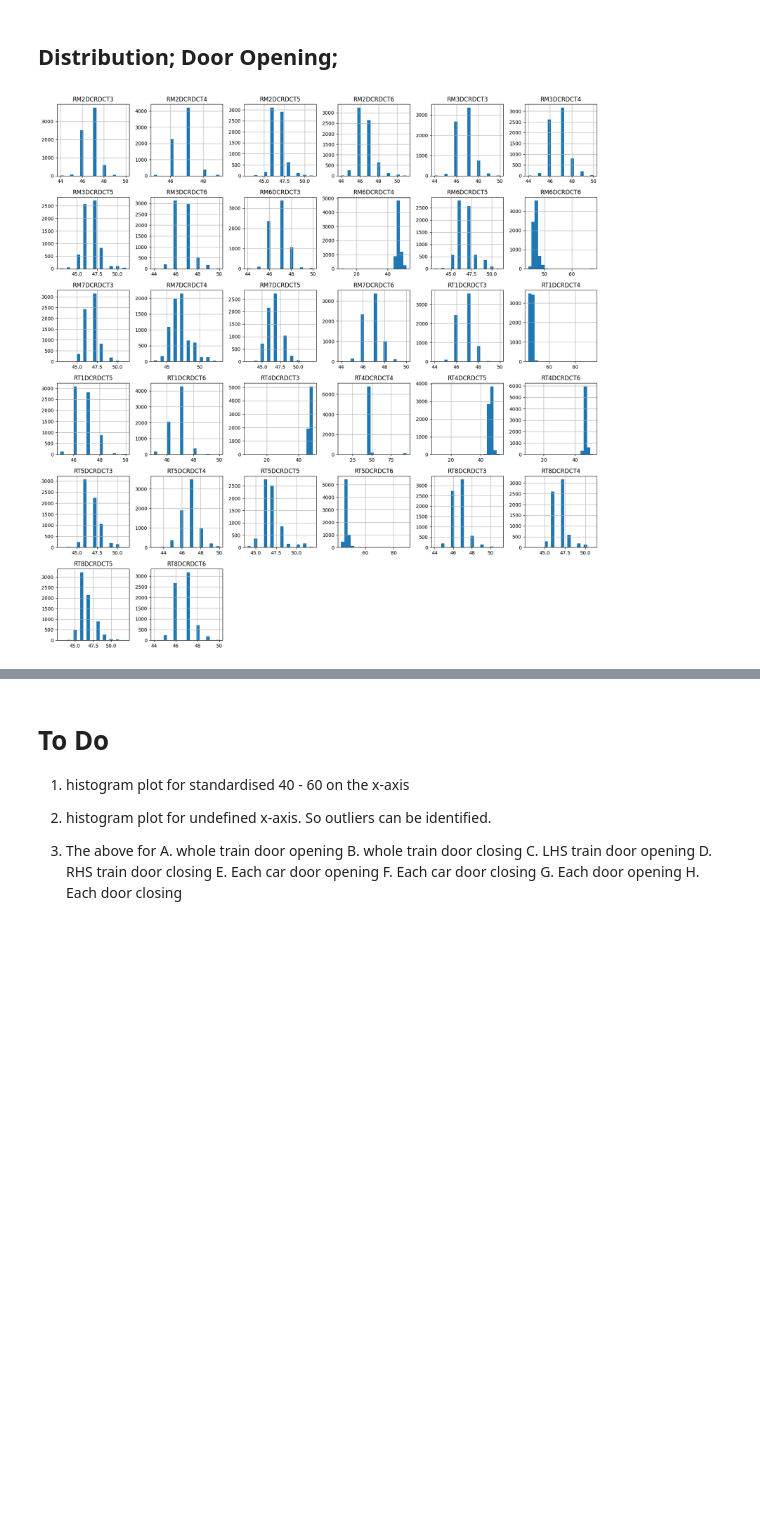
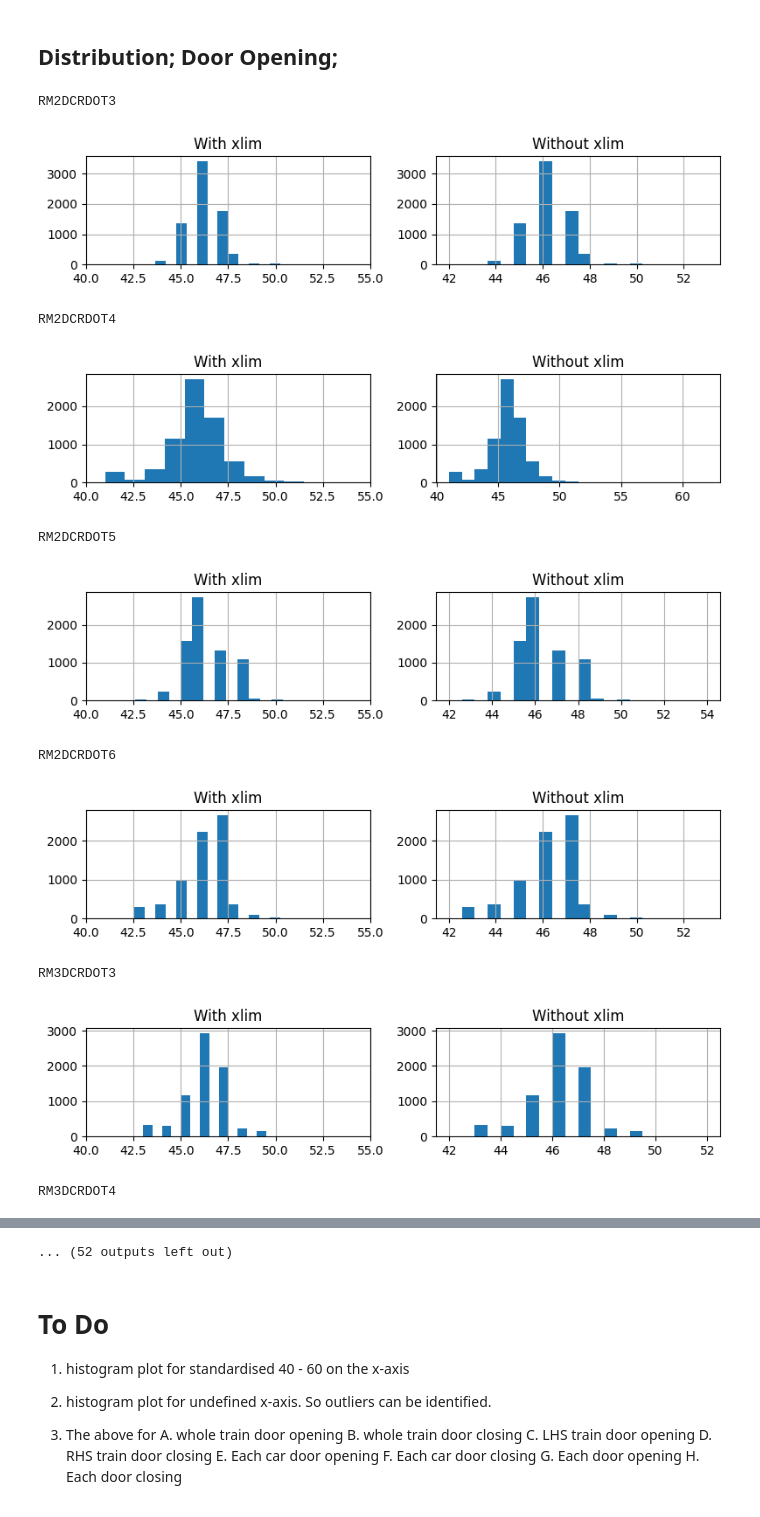
Before and after one commit to yinwongtrains/Door-Opening-Closing, a Jupyter notebook: Door_Opening_and_Closing_Analysis.ipynb, the cells around one changed output, grey strips where cells are left out. Drawn from its saved outputs; the diff is of its cells as text; code cells hidden in the pictures; blank space fills up the shorter version.

```diff
--- a/Door_Opening_and_Closing_Analysis.ipynb
+++ b/Door_Opening_and_Closing_Analysis.ipynb
@@ -368,13 +450,39 @@ def arrange_df(df_input, signals):
 
   return df_working
 
-def plot_histogram(df_input, signals):
-  df_working = df_input.copy()
-  df_working[signals].hist(bins=20, figsize=(20, 20))   # Adjust bins and figure size as needed
-  plt.show()
+def plot_histogram(df_input):
+    df_working = df_input.copy()
+
+    fig, axes = plt.subplots(1, 2, figsize=(8, 2))  # Create two subplots
+
+    # Plot 1: With xlim
+    df_working.hist(bins=20, ax=axes[0])
+    axes[0].set_xlim(40, 55)
+    axes[0].set_title('With xlim')
+
+    # Plot 2: Without xlim
+    df_working.hist(bins=20, ax=axes[1])
+    axes[1].set_title('Without xlim')
+
+    plt.tight_layout()  # Adjust layout
+    plt.show()
 # %% [markdown]
 ## Distribution; Door Opening;
-# %%
-plot_histogram(df, closing_signals)
-# %% [output]
-[figure, removed]
+# %%
+signals = opening_signals
+
+for signal in signals:
+  print(signal)
+  plot_histogram(df[signal])
+# %% [output]
+RM2DCRDOT3
+[figure, added]
+RM2DCRDOT4
+[figure, added]
+RM2DCRDOT5
+[figure, added]
+RM2DCRDOT6
+[figure, added]
+RM3DCRDOT3
+[figure, added]
+RM3DCRDOT4
@@ -381,3 +490,4 @@ plot_histogram(df, closing_signals)
+... (52 outputs left out)
 # %% [markdown]
 # To Do
 
```
Also changed, not shown: parts of 6 cells of this notebook.
